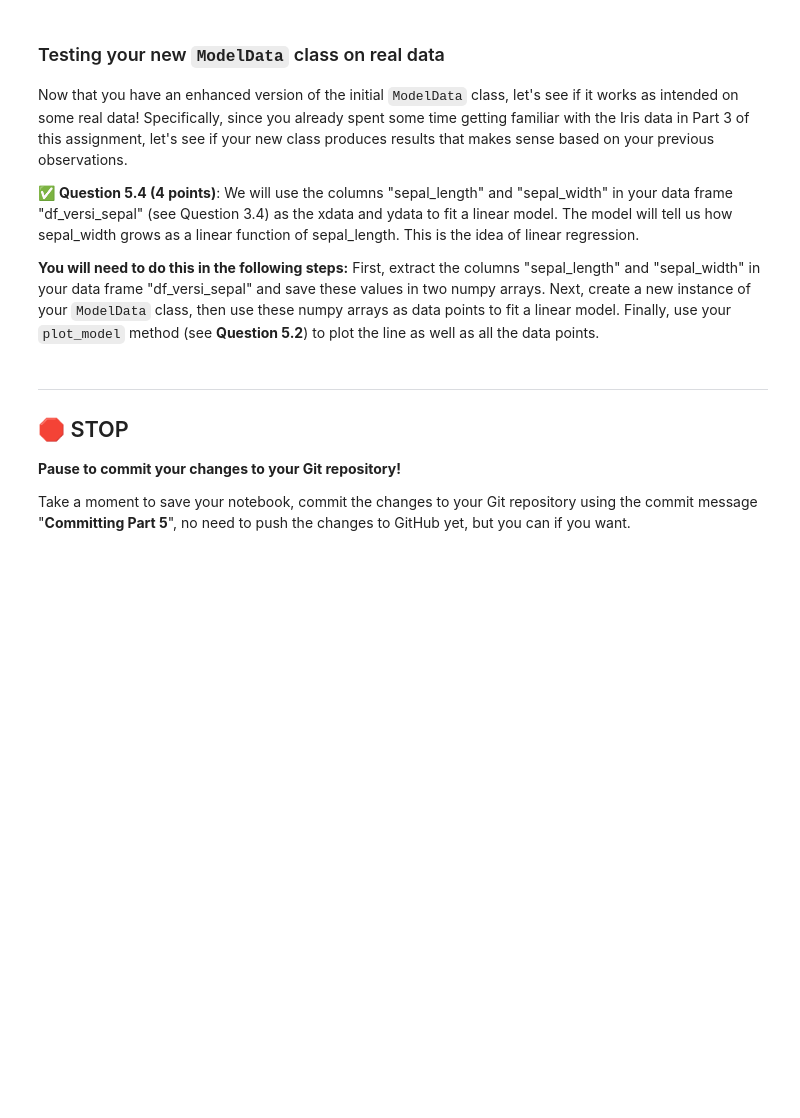
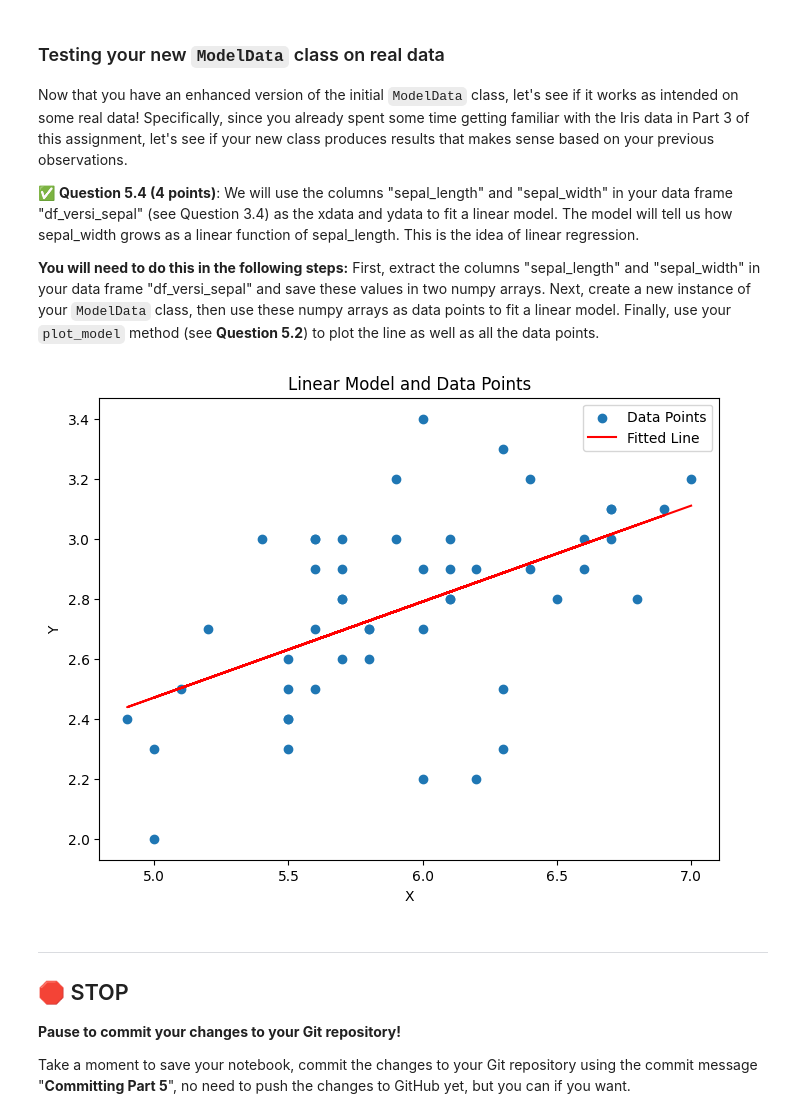
Before and after one commit to Brendanhhh/cmse202-s24-turnin, a Jupyter notebook: hw-01/HW-01_GitPracticeDebuggingPythonPackagesAndClasses-STUDENT (1).ipynb, the cells around one changed output. Saved outputs shown, nothing was run; the diff lists cells and outputs as text; code cells hidden in the pictures; blank space fills up the shorter version.

```diff
--- a/hw-01/HW-01_GitPracticeDebuggingPythonPackagesAndClasses-STUDENT (1).ipynb
+++ b/hw-01/HW-01_GitPracticeDebuggingPythonPackagesAndClasses-STUDENT (1).ipynb
@@ -581,3 +681,41 @@ y_pred
+# %%
+class ModelData:
+
+    def __init__(self,xdata, ydata):
+        self.xdata = xdata
+        self.ydata = ydata
+
+    def summary_stats(self):
+        return {
+            "mean_x": np.mean(self.xdata),
+            "std_x": np.std(self.xdata),
+            "mean_y": np.mean(self.ydata),
+            "std_y": np.std(self.ydata)
+        }
+
+    def fit_linear_model(self):
+        slope, intercept, r_value, p_value, std_err = st.linregress(self.xdata, self.ydata)
+        return {
+            "slope": slope,
+            "intercept": intercept,
+            "r_value": r_value,
+            "p_value": p_value,
+            "std_err": std_err
+        }
+
+    def plot_model(self, slope, intercept):
+        plt.figure(figsize=(8, 6))
+        plt.scatter(self.xdata, self.ydata, label='Data Points')
+        plt.plot(self.xdata, slope * self.xdata + intercept, color='red', label='Fitted Line')
+        plt.xlabel('X')
+        plt.ylabel('Y')
+        plt.title('Linear Model and Data Points')
+        plt.legend()
+        plt.show()
+
+    def predict(self, x):
+        model_params = self.fit_linear_model()
+        return model_params['slope'] * x + model_params['intercept']
 # %% [markdown]
 ### Testing your new `ModelData` class on real data
 
@@ -592,3 +728,12 @@ Now that you have an enhanced version of the initial `ModelData` class, let's se
+# %%
+import numpy as np
+xdata = df_versi_sepal['sepal_length'].values
+ydata = df_versi_sepal['sepal_width'].values
+model_data = ModelData(xdata, ydata)
+model_fit = model_data.fit_linear_model()
+model_data.plot_model(model_fit['slope'], model_fit['intercept'])
+# %% [output]
+[figure, added]
 # %% [markdown]
 ---
 ## &#128721; STOP
```
Also changed, not shown: parts of 10 cells of this notebook.
